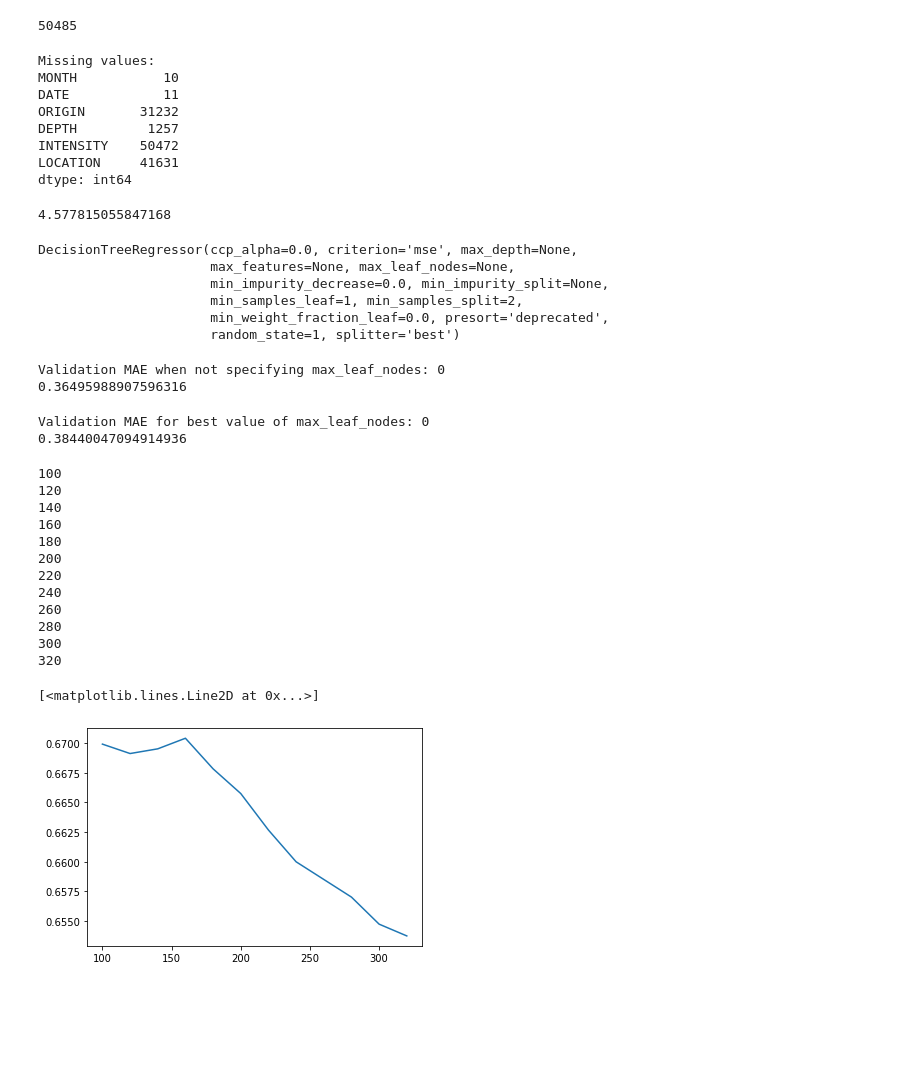
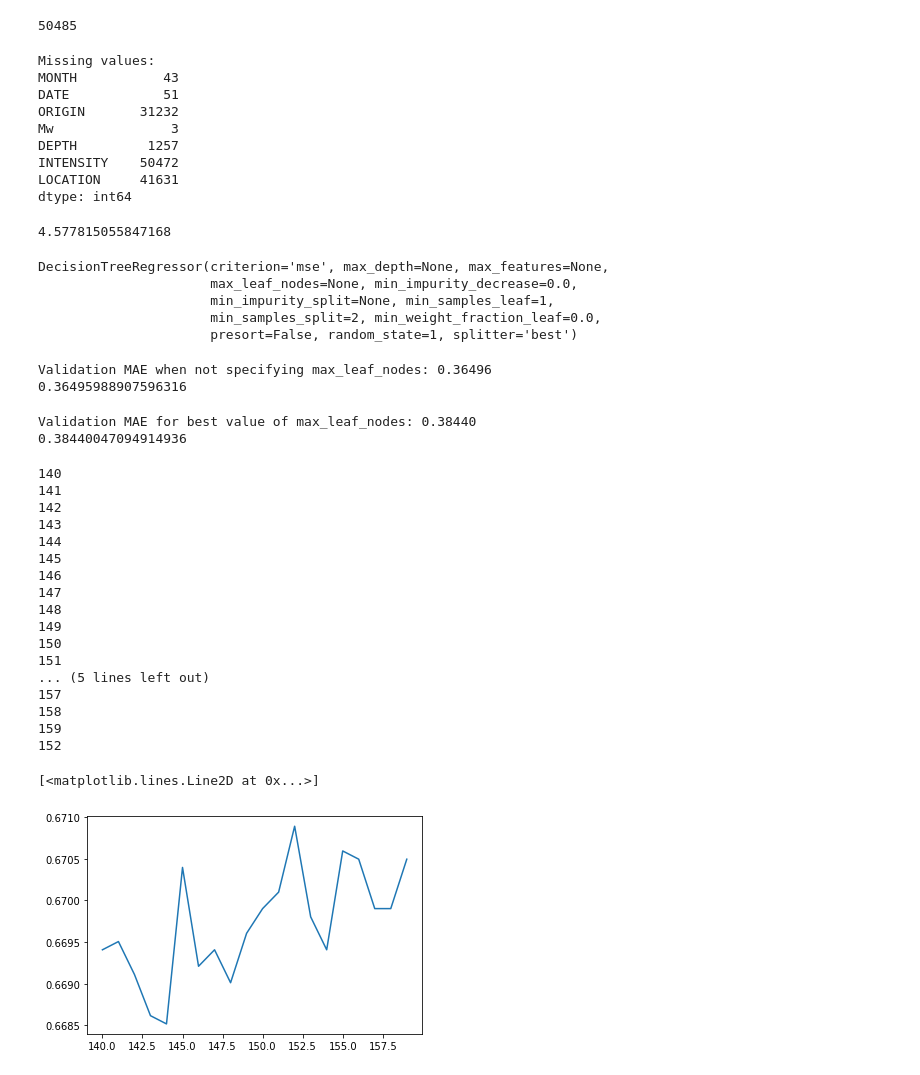
Before and after one commit to abhigyanghosh30/7th-Semester, a Jupyter notebook: DA-1/DA_1_Project_1.ipynb, the cells around one changed output. Saved outputs shown, nothing was run; the diff lists cells and outputs as text; code cells hidden in the pictures; blank space fills up the shorter version.

```diff
--- a/DA-1/DA_1_Project_1.ipynb
+++ b/DA-1/DA_1_Project_1.ipynb
@@ -16,13 +16,3 @@ data = data.drop(['Mb'],axis =1)
 data = data.drop(['Ms'],axis =1)
 data = data.drop(['Ml'],axis =1)
 data = data[data['Mw'].notna()]
-# %%
-# Gotta convert intensity values to integers
-# data.INTENSITY.unique()
-data['INTENSITY']=data['INTENSITY'].str.replace('X', '10')
-data['INTENSITY']=data['INTENSITY'].str.replace('IV', '4')
-data['INTENSITY']=data['INTENSITY'].str.replace('VIII', '8')
-data['INTENSITY']=data['INTENSITY'].str.replace('VII', '7')
-data['INTENSITY']=data['INTENSITY'].str.replace('VI', '6')
-data['INTENSITY']=data['INTENSITY'].str.replace('V', '5')
-data.INTENSITY.unique()
@@ -61,9 +49,10 @@ print("Missing values: ")
 print(outliers[outliers>0])
 # %% [output]
 Missing values:
-MONTH           10
-DATE            11
+MONTH           43
+DATE            51
 ORIGIN       31232
+Mw               3
 DEPTH         1257
 INTENSITY    50472
 LOCATION     41631
@@ -94,65 +83,69 @@ imputed_X_valid = pd.DataFrame(my_imputer.transform(val_X))
 dec_model=DecisionTreeRegressor(random_state=1)
 dec_model.fit(imputed_X_train, train_y)
 # %% [output]
-DecisionTreeRegressor(ccp_alpha=0.0, criterion='mse', max_depth=None,
-                      max_features=None, max_leaf_nodes=None,
-                      min_impurity_decrease=0.0, min_impurity_split=None,
-                      min_samples_leaf=1, min_samples_split=2,
-                      min_weight_fraction_leaf=0.0, presort='deprecated',
-                      random_state=1, splitter='best')
+DecisionTreeRegressor(criterion='mse', max_depth=None, max_features=None,
+                      max_leaf_nodes=None, min_impurity_decrease=0.0,
+                      min_impurity_split=None, min_samples_leaf=1,
+                      min_samples_split=2, min_weight_fraction_leaf=0.0,
+                      presort=False, random_state=1, splitter='best')
 # %%
 from sklearn.metrics import mean_absolute_error
 
 val_predictions = dec_model.predict(imputed_X_valid)
 val_mae = mean_absolute_error(val_predictions, val_y)
-print("Validation MAE when not specifying max_leaf_nodes: {:,.0f}".format(val_mae))
+print("Validation MAE when not specifying max_leaf_nodes: {:,.5f}".format(val_mae))
 print(val_mae)
 # %% [output]
-Validation MAE when not specifying max_leaf_nodes: 0
+Validation MAE when not specifying max_leaf_nodes: 0.36496
 0.36495988907596316
 # %%
 dec_model = DecisionTreeRegressor(max_leaf_nodes=100, random_state=1)
 dec_model.fit(imputed_X_train, train_y)
 val_predictions = dec_model.predict(imputed_X_valid)
 val_mae = mean_absolute_error(val_predictions, val_y)
-print("Validation MAE for best value of max_leaf_nodes: {:,.0f}".format(val_mae))
+print("Validation MAE for best value of max_leaf_nodes: {:,.5f}".format(val_mae))
 print(val_mae)
 # %% [output]
-Validation MAE for best value of max_leaf_nodes: 0
+Validation MAE for best value of max_leaf_nodes: 0.38440
 0.38440047094914936
 # %%
 from sklearn.model_selection import train_test_split, StratifiedKFold
 from sklearn.neighbors import KNeighborsClassifier
 from sklearn.tree import DecisionTreeClassifier
 from sklearn.preprocessing import StandardScaler
 from sklearn.metrics import accuracy_score
 
 scaler = StandardScaler()
 train_X_scaled = scaler.fit_transform(imputed_X_train)
 val_X_scaled = scaler.transform(imputed_X_valid)
 knn_scores = []
-for k in range(100,int(np.sqrt(data.shape[0]))+100,20):
+for k in range(140,160):
     print(k)
     # knn = KNeighborsClassifier(n_neighbors=3)
     knn = KNeighborsClassifier(n_neighbors=k)
     knn.fit(train_X_scaled, train_y)
     knn_pred = knn.predict(val_X_scaled)
     knn_scores.append(accuracy_score(val_y, knn_pred))
-
-plt.plot(range(100,int(np.sqrt(data.shape[0]))+100,20),knn_scores)
+print(range(140,160)[np.argmax(knn_scores)])
+plt.plot(range(140,160),knn_scores)
 # %% [output]
-100
-120
 140
-160
-180
-200
-220
-240
-260
-280
-300
-320
+141
+142
+143
+144
+145
+146
+147
+148
+149
+150
+151
+... (5 lines left out)
+157
+158
+159
+152
 [<matplotlib.lines.Line2D at 0x...>]
-[figure, old version]
+[figure, new version]
 # %%
```
Also changed, not shown: parts of 10 cells of this notebook, 26 other files.
